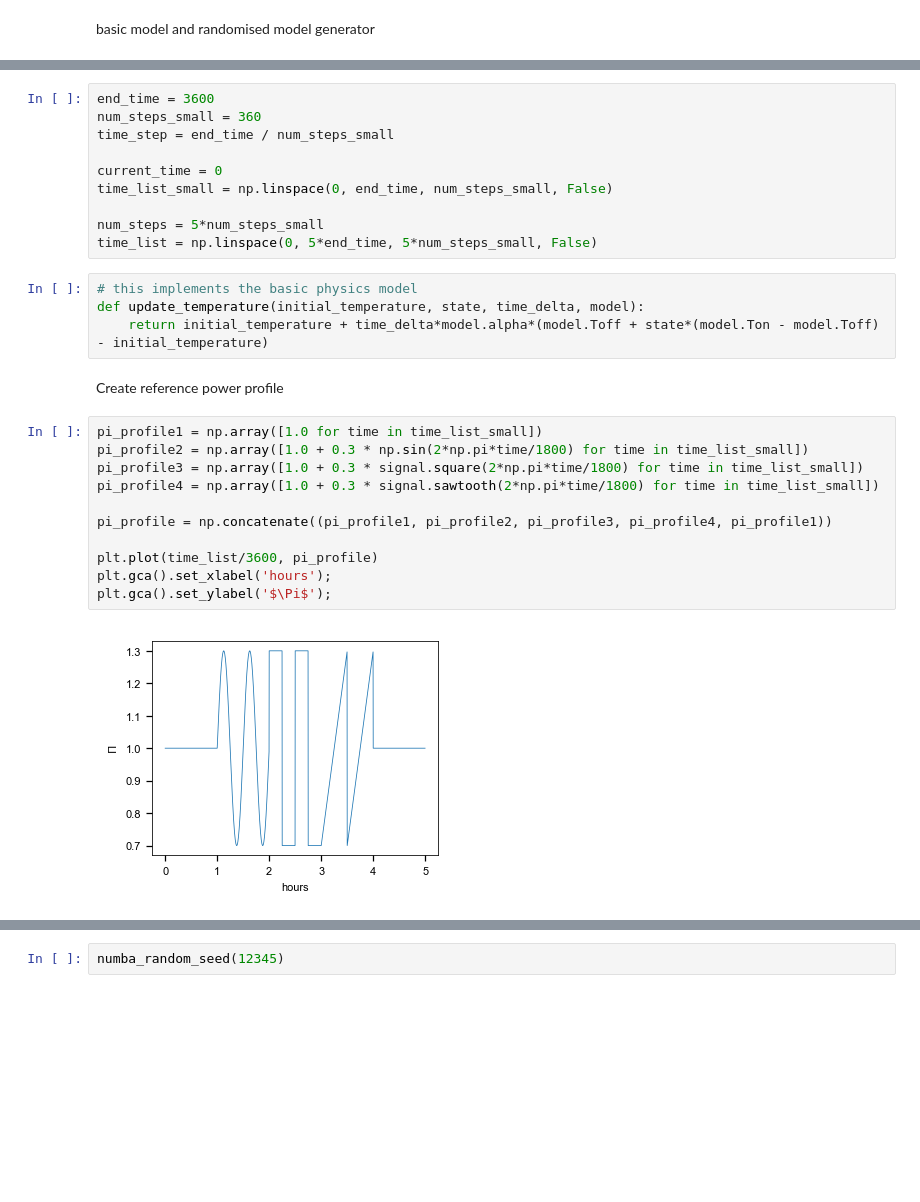
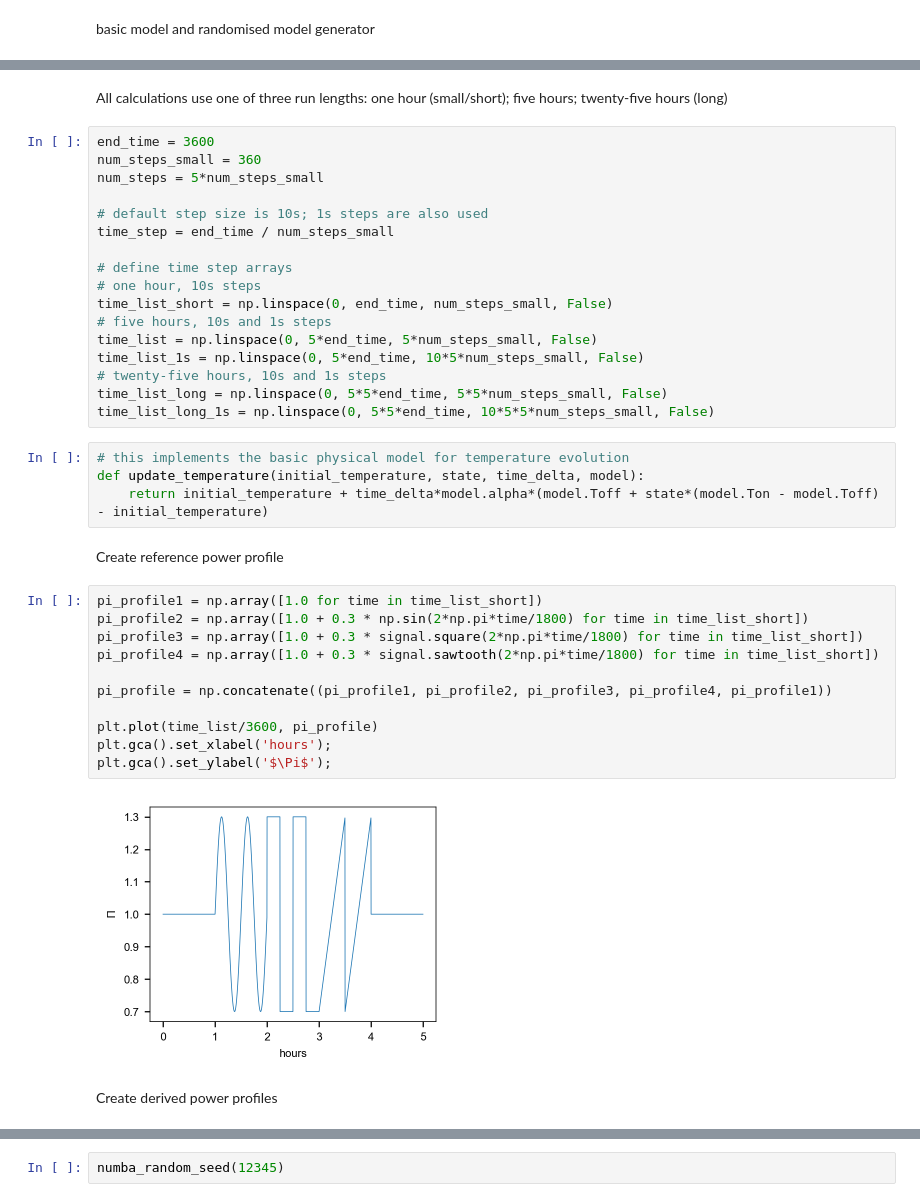
Before and after one commit to simontindemans/TCLcontrol, a Jupyter notebook: code/TCLcontrol_notebook.ipynb, the cells around one changed output, grey strips where cells are left out. Drawn from its saved outputs; the diff is of its cells as text; blank space fills up the shorter version.

```diff
--- a/code/TCLcontrol_notebook.ipynb
+++ b/code/TCLcontrol_notebook.ipynb
@@ -59,29 +72,40 @@ def random_model():
-# %%
-end_time = 3600
-num_steps_small = 360
-time_step = end_time / num_steps_small
-
-current_time = 0
-time_list_small = np.linspace(0, end_time, num_steps_small, False)
-
-num_steps = 5*num_steps_small
-time_list = np.linspace(0, 5*end_time, 5*num_steps_small, False)
+# %% [markdown]
+All calculations use one of three run lengths: one hour (small/short); five hours; twenty-five hours (long)
+# %%
+end_time = 3600
+num_steps_small = 360
+num_steps = 5*num_steps_small
+
+# default step size is 10s; 1s steps are also used
+time_step = end_time / num_steps_small
+
+# define time step arrays
+# one hour, 10s steps
+time_list_short = np.linspace(0, end_time, num_steps_small, False)
+# five hours, 10s and 1s steps
+time_list = np.linspace(0, 5*end_time, 5*num_steps_small, False)
+time_list_1s = np.linspace(0, 5*end_time, 10*5*num_steps_small, False)
+# twenty-five hours, 10s and 1s steps
+time_list_long = np.linspace(0, 5*5*end_time, 5*5*num_steps_small, False)
+time_list_long_1s = np.linspace(0, 5*5*end_time, 10*5*5*num_steps_small, False)
 # %%
-# this implements the basic physics model
+# this implements the basic physical model for temperature evolution
 def update_temperature(initial_temperature, state, time_delta, model):
     return initial_temperature + time_delta*model.alpha*(model.Toff + state*(model.Ton - model.Toff) - initial_temperature)
 # %% [markdown]
 Create reference power profile
 # %%
-pi_profile1 = np.array([1.0 for time in time_list_small])
-pi_profile2 = np.array([1.0 + 0.3 * np.sin(2*np.pi*time/1800) for time in time_list_small])
-pi_profile3 = np.array([1.0 + 0.3 * signal.square(2*np.pi*time/1800) for time in time_list_small])
-pi_profile4 = np.array([1.0 + 0.3 * signal.sawtooth(2*np.pi*time/1800) for time in time_list_small])
+pi_profile1 = np.array([1.0 for time in time_list_short])
+pi_profile2 = np.array([1.0 + 0.3 * np.sin(2*np.pi*time/1800) for time in time_list_short])
+pi_profile3 = np.array([1.0 + 0.3 * signal.square(2*np.pi*time/1800) for time in time_list_short])
+pi_profile4 = np.array([1.0 + 0.3 * signal.sawtooth(2*np.pi*time/1800) for time in time_list_short])
 
 pi_profile = np.concatenate((pi_profile1, pi_profile2, pi_profile3, pi_profile4, pi_profile1))
 
 plt.plot(time_list/3600, pi_profile)
 plt.gca().set_xlabel('hours');
 plt.gca().set_ylabel('$\Pi$');
 # %% [output]
-[figure, old version]
+[figure, new version]
+# %% [markdown]
+Create derived power profiles
```
Also changed, not shown: parts of 69 cells of this notebook, 1 other file.
